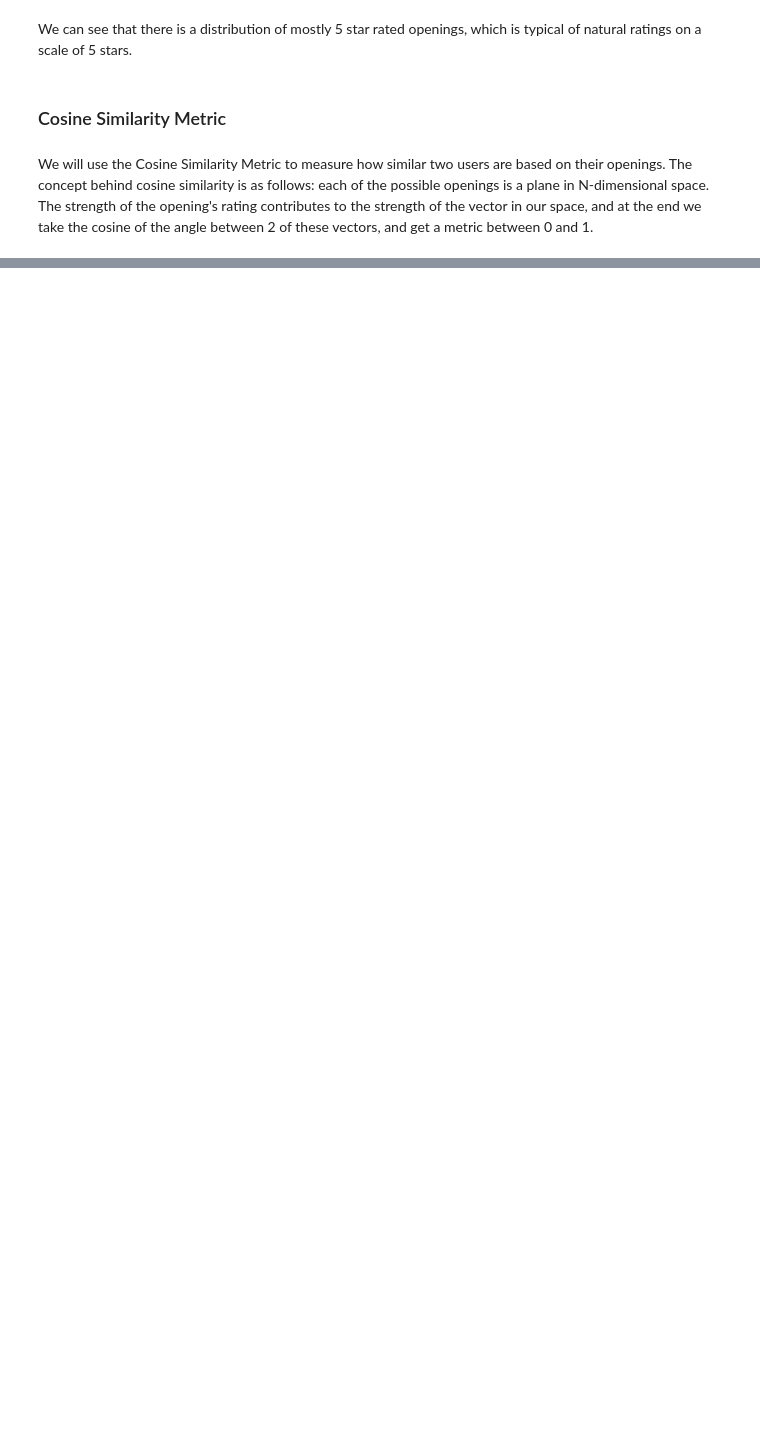
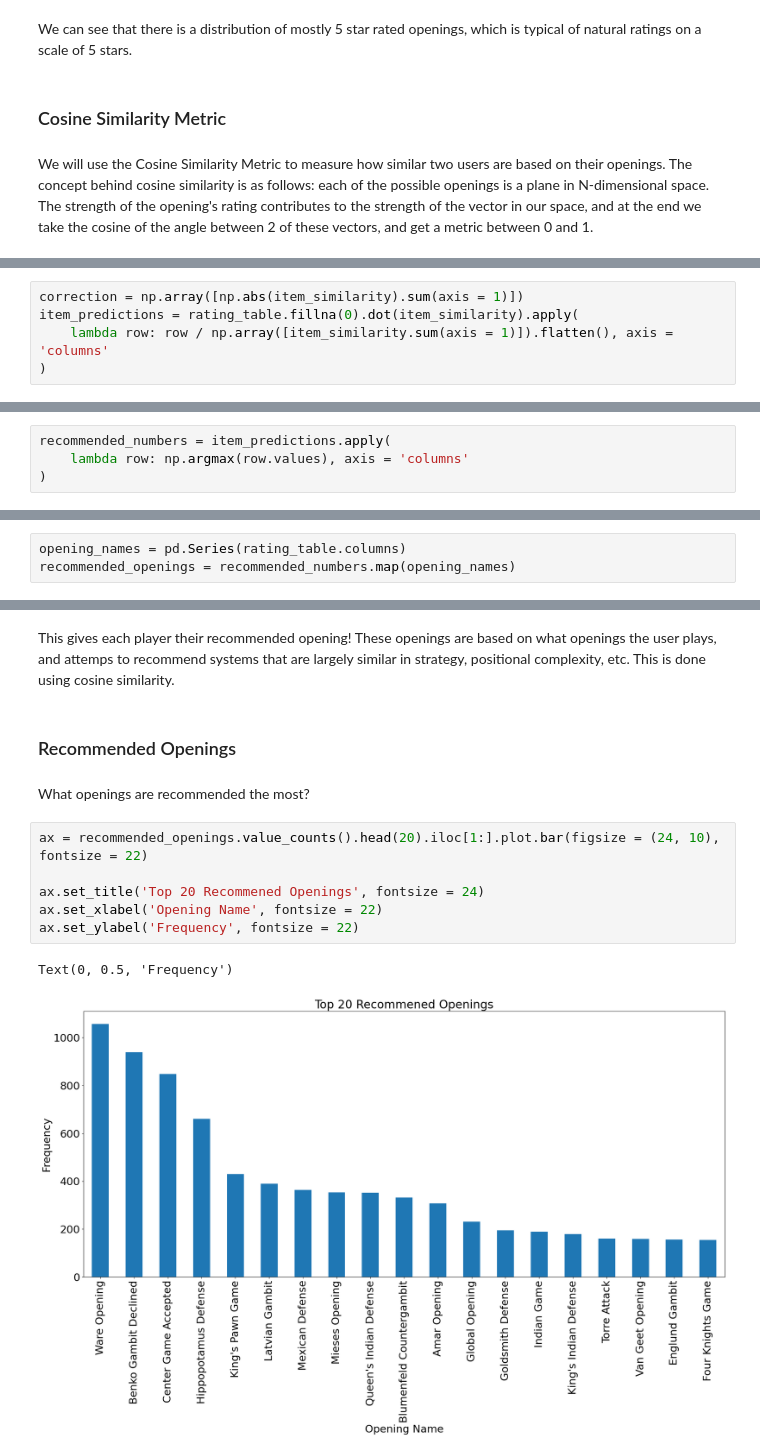
Before and after one commit to ragizaki/ChessOpeningsRecommender, a Jupyter notebook: openings.ipynb, the cells around one changed output, grey strips where cells are left out. Drawn from its saved outputs; the diff is of its cells as text; blank space fills up the shorter version.

```diff
--- a/openings.ipynb
+++ b/openings.ipynb
@@ -243,0 +260,5 @@ rating_df.head(3)
+# %%
+correction = np.array([np.abs(item_similarity).sum(axis = 1)])
+item_predictions = rating_table.fillna(0).dot(item_similarity).apply(
+    lambda row: row / np.array([item_similarity.sum(axis = 1)]).flatten(), axis = 'columns'
+)
@@ -243,0 +281,4 @@ rating_df.head(3)
+# %%
+recommended_numbers = item_predictions.apply(
+    lambda row: np.argmax(row.values), axis = 'columns'
+)
@@ -243,0 +300,3 @@ rating_df.head(3)
+# %%
+opening_names = pd.Series(rating_table.columns)
+recommended_openings = recommended_numbers.map(opening_names)
@@ -243,0 +318,15 @@ rating_df.head(3)
+# %% [markdown]
+This gives each player their recommended opening! These openings are based on what openings the user plays, and attemps to recommend systems that are largely similar in strategy, positional complexity, etc. This is done using cosine similarity.
+# %% [markdown]
+### Recommended Openings
+# %% [markdown]
+What openings are recommended the most?
+# %%
+ax = recommended_openings.value_counts().head(20).iloc[1:].plot.bar(figsize = (24, 10), fontsize = 22)
+
+ax.set_title('Top 20 Recommened Openings', fontsize = 24)
+ax.set_xlabel('Opening Name', fontsize = 22)
+ax.set_ylabel('Frequency', fontsize = 22)
+# %% [output]
+Text(0, 0.5, 'Frequency')
+[figure, added]
```
Also changed, not shown: parts of 16 cells of this notebook.
